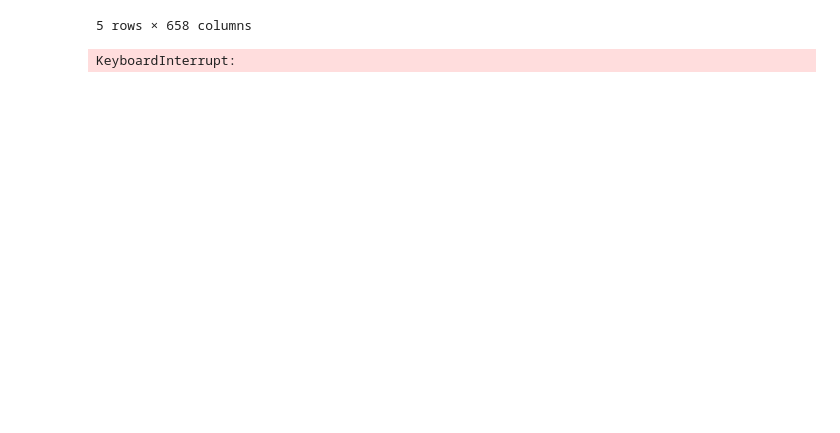
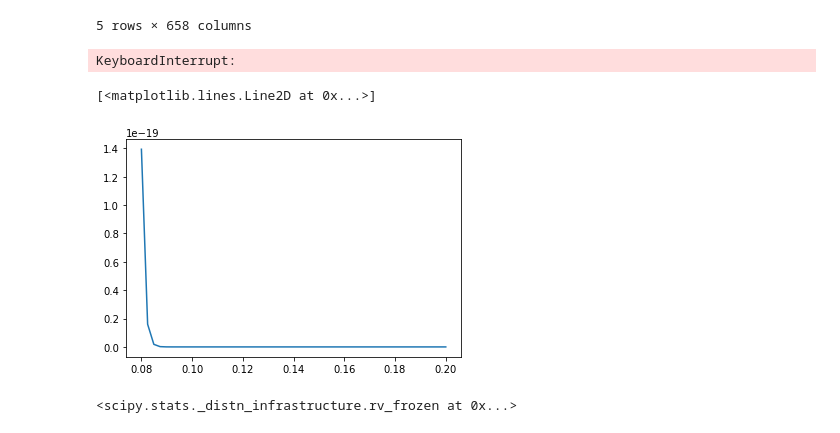
Before and after one commit to Aympab/ML-project, a Jupyter notebook: preprocessing.ipynb, the cells around one changed output. Drawn from its saved outputs; the diff is of its cells as text; code cells hidden in the pictures; blank space fills up the shorter version.

```diff
--- a/preprocessing.ipynb
+++ b/preprocessing.ipynb
@@ -165,3 +165,23 @@ KeyboardInterrupt:
 g = seaborn.PairGrid(df[:100], hue='target', palette={'b':'b','r':'r'})
 g.map_diag(seaborn.histplot)
 g.map_offdiag(seaborn.scatterplot)
+# %%
+from scipy.stats import norm, poisson, gamma
+
+x = np.linspace(0.08,0.2)
+# x = np.linspace(gamma.ppf(0.01, 1.99),
+#                 gamma.ppf(0.99, 1.99), 100)
+
+v = gamma(10, loc=0.16220754502939871, scale=0.001) #alpha
+v = gamma(10, loc=0.1484312154120665, scale=0.001)
+v = gamma(10, loc=0.003433500329856568, scale=0.001) #init learning rate
+plt.plot(x, v.pdf(x))
+# %% [output]
+[<matplotlib.lines.Line2D at 0x...>]
+[figure, added]
+# %%
+import numpy as np
+import matplotlib.pyplot as plt
+v
+# %% [output]
+<scipy.stats._distn_infrastructure.rv_frozen at 0x...>
```
Also changed, not shown: 38 other files.
